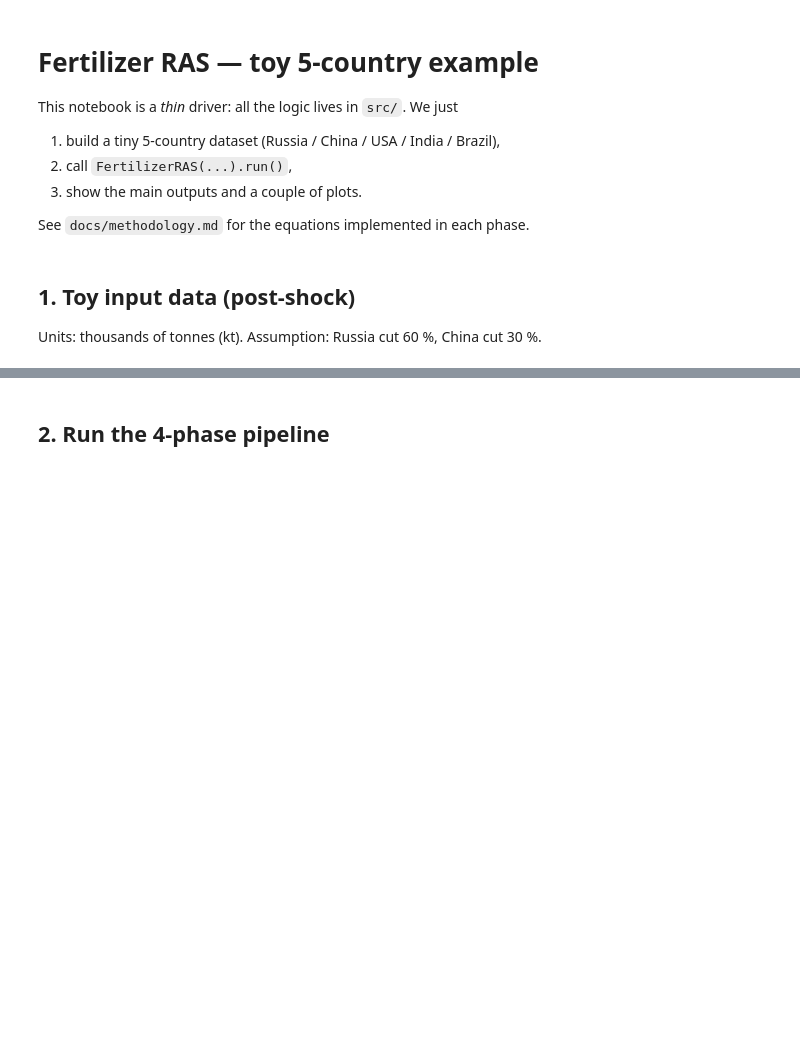
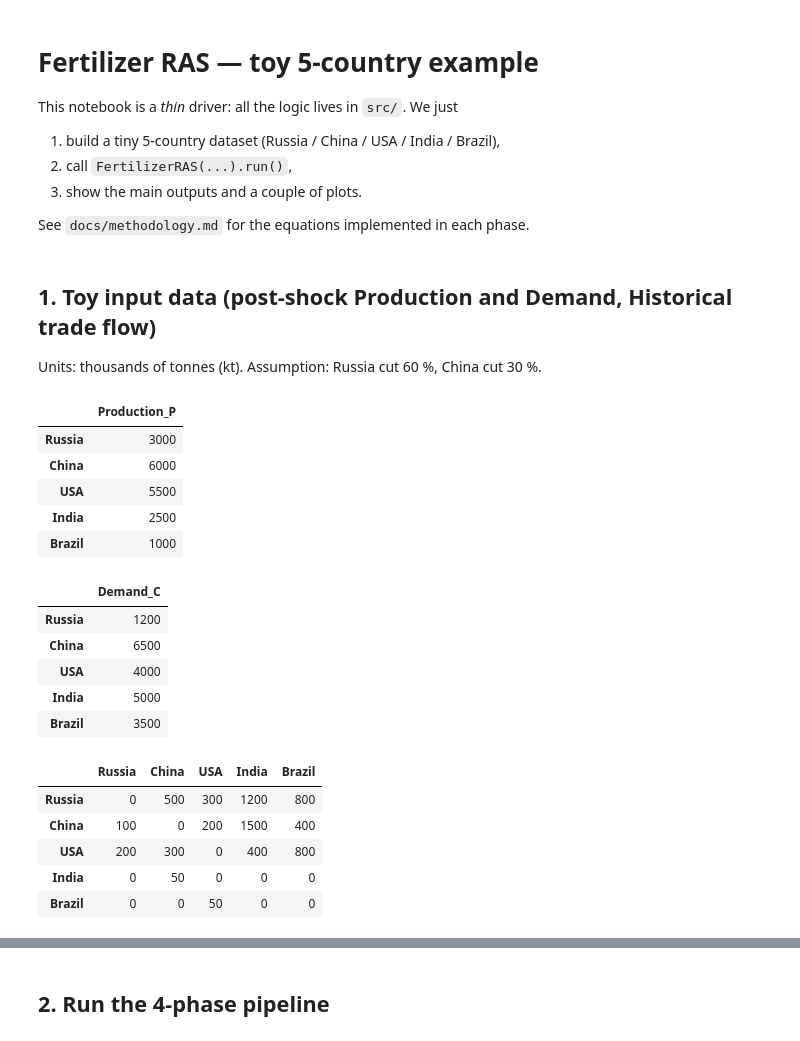
Before and after one commit to machteldcarmen/ALLFED-RAS-Fertilizer, a Jupyter notebook: scripts/toy_example.ipynb, the cells around one changed output, grey strips where cells are left out. Cells and saved outputs as stored; diff of their text form; code cells hidden in the pictures; blank space fills up the shorter version.

```diff
--- a/scripts/toy_example.ipynb
+++ b/scripts/toy_example.ipynb
@@ -22,24 +22,43 @@ from src.utils import plot_sankey, plot_heatmap, plot_country_bars
 
 pd.set_option('display.float_format', '{:,.1f}'.format)
 # %% [markdown]
-## 1. Toy input data (post-shock)
+## 1. Toy input data (post-shock Production and Demand, Historical trade flow)
 
 Units: thousands of tonnes (kt). Assumption: Russia cut 60 %, China cut 30 %.
 # %%
 countries = ['Russia', 'China', 'USA', 'India', 'Brazil']
 
-P = pd.Series([4_000, 7_000, 5_500, 2_500, 1_000], index=countries, name='Production_P')
+P = pd.Series([3_000, 6_000, 5_500, 2_500, 1_000], index=countries, name='Production_P')
 C = pd.Series([1_200, 6_500, 4_000, 5_000, 3_500], index=countries, name='Demand_C')
 
 T0_data = {
     'Russia': [   0,   500,   300, 1_200,   800],
     'China':  [ 100,     0,   200, 1_500,   400],
     'USA':    [ 200,   300,     0,   400,   800],
     'India':  [   0,    50,     0,     0,     0],
     'Brazil': [   0,     0,    50,     0,     0],
 }
 T0 = pd.DataFrame(T0_data, index=countries, columns=countries).T
 
 display(P.to_frame())
 display(C.to_frame())
 display(T0)
+# %% [output]
+|  | Production_P |
+| Russia | 3000 |
+| China | 6000 |
+| USA | 5500 |
+| India | 2500 |
+| Brazil | 1000 |
+|  | Demand_C |
+| Russia | 1200 |
+| China | 6500 |
+| USA | 4000 |
+| India | 5000 |
+| Brazil | 3500 |
+|  | Russia | China | USA | India | Brazil |
+| Russia | 0 | 500 | 300 | 1200 | 800 |
+| China | 100 | 0 | 200 | 1500 | 400 |
+| USA | 200 | 300 | 0 | 400 | 800 |
+| India | 0 | 50 | 0 | 0 | 0 |
+| Brazil | 0 | 0 | 50 | 0 | 0 |
```
Also changed, not shown: parts of 6 cells of this notebook, 6 other files.
